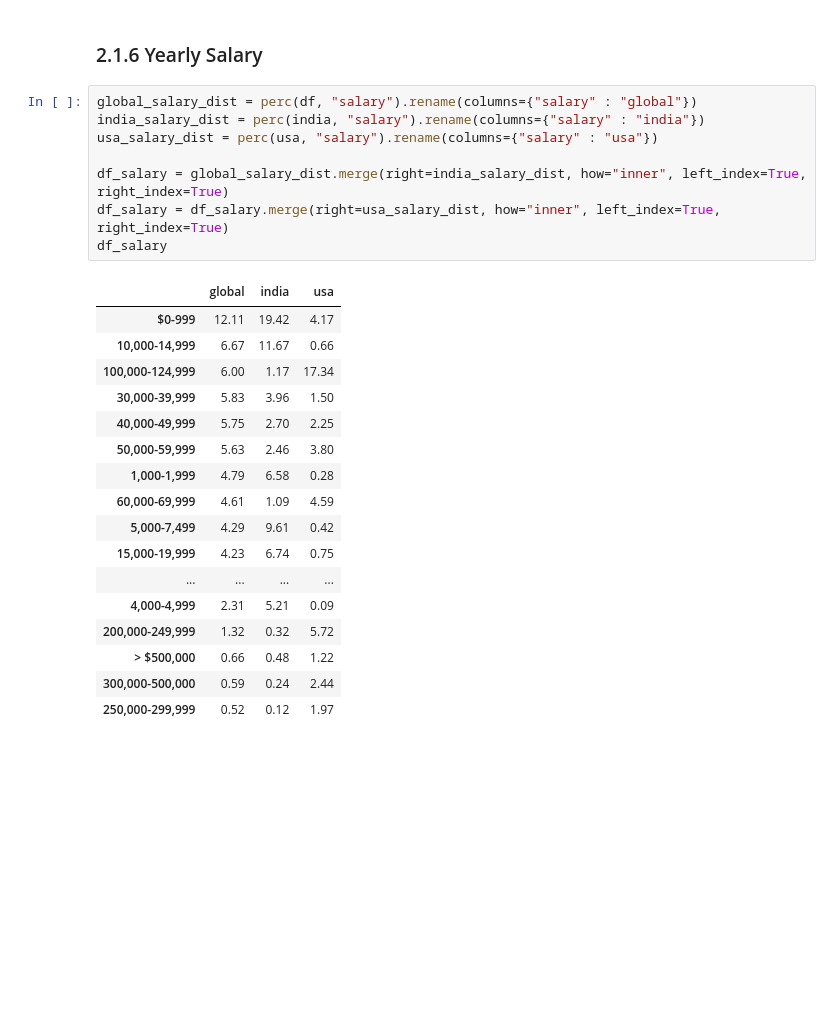
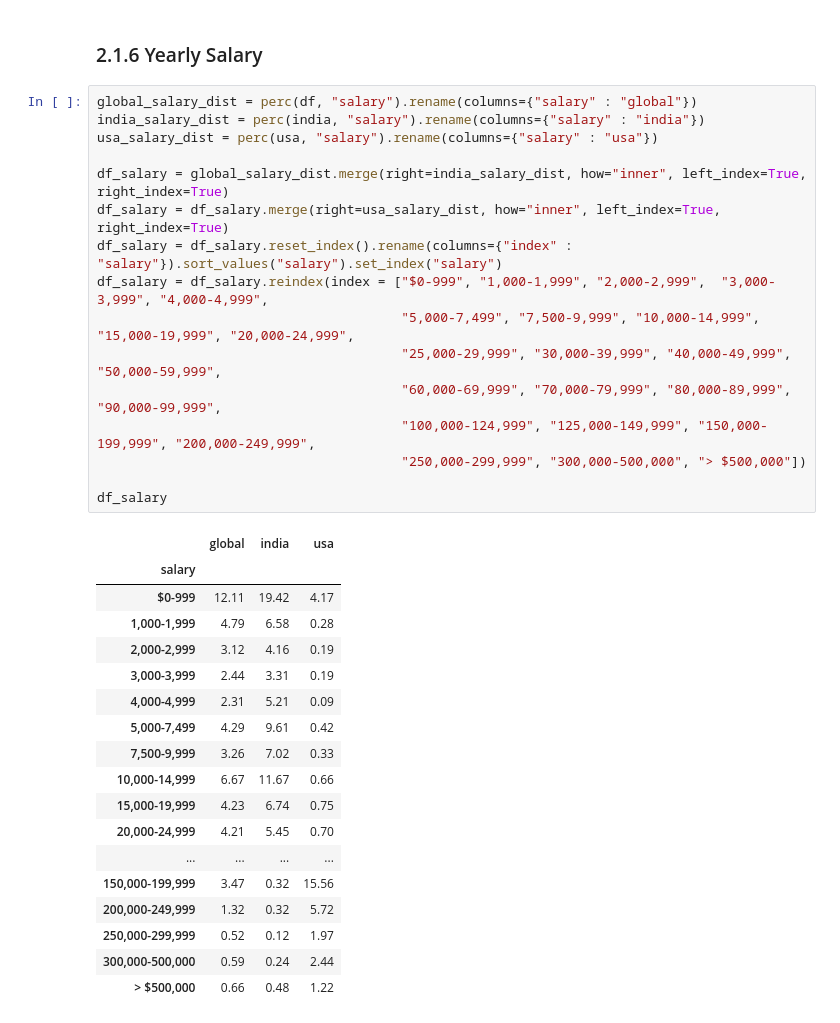
Before and after one commit to laurakah/BattleOfTheGiants, a Jupyter notebook: notebooks/battle-of-giants-georgioskp.ipynb, the cells around one changed output. Cells and saved outputs as stored; diff of their text form; blank space fills up the shorter version.

```diff
--- a/notebooks/battle-of-giants-georgioskp.ipynb
+++ b/notebooks/battle-of-giants-georgioskp.ipynb
@@ -249,26 +249,35 @@ df_company_size.plot(kind="bar", figsize=figure_size, rot=45);
 # %%
 global_salary_dist = perc(df, "salary").rename(columns={"salary" : "global"})
 india_salary_dist = perc(india, "salary").rename(columns={"salary" : "india"})
 usa_salary_dist = perc(usa, "salary").rename(columns={"salary" : "usa"})
 
 df_salary = global_salary_dist.merge(right=india_salary_dist, how="inner", left_index=True, right_index=True)
 df_salary = df_salary.merge(right=usa_salary_dist, how="inner", left_index=True, right_index=True)
+df_salary = df_salary.reset_index().rename(columns={"index" : "salary"}).sort_values("salary").set_index("salary")
+df_salary = df_salary.reindex(index = ["$0-999", "1,000-1,999", "2,000-2,999",  "3,000-3,999", "4,000-4,999",
+                                       "5,000-7,499", "7,500-9,999", "10,000-14,999", "15,000-19,999", "20,000-24,999",
+                                       "25,000-29,999", "30,000-39,999", "40,000-49,999", "50,000-59,999",
+                                       "60,000-69,999", "70,000-79,999", "80,000-89,999", "90,000-99,999",
+                                       "100,000-124,999", "125,000-149,999", "150,000-199,999", "200,000-249,999",
+                                       "250,000-299,999", "300,000-500,000", "> $500,000"])
+
 df_salary
 # %% [output]
 |  | global | india | usa |
+| salary |  |  |  |
 | $0-999 | 12.11 | 19.42 | 4.17 |
+| 1,000-1,999 | 4.79 | 6.58 | 0.28 |
+| 2,000-2,999 | 3.12 | 4.16 | 0.19 |
+| 3,000-3,999 | 2.44 | 3.31 | 0.19 |
+| 4,000-4,999 | 2.31 | 5.21 | 0.09 |
+| 5,000-7,499 | 4.29 | 9.61 | 0.42 |
+| 7,500-9,999 | 3.26 | 7.02 | 0.33 |
 | 10,000-14,999 | 6.67 | 11.67 | 0.66 |
-| 100,000-124,999 | 6.00 | 1.17 | 17.34 |
-| 30,000-39,999 | 5.83 | 3.96 | 1.50 |
-| 40,000-49,999 | 5.75 | 2.70 | 2.25 |
-| 50,000-59,999 | 5.63 | 2.46 | 3.80 |
-| 1,000-1,999 | 4.79 | 6.58 | 0.28 |
-| 60,000-69,999 | 4.61 | 1.09 | 4.59 |
-| 5,000-7,499 | 4.29 | 9.61 | 0.42 |
 | 15,000-19,999 | 4.23 | 6.74 | 0.75 |
+| 20,000-24,999 | 4.21 | 5.45 | 0.70 |
 | ... | ... | ... | ... |
-| 4,000-4,999 | 2.31 | 5.21 | 0.09 |
+| 150,000-199,999 | 3.47 | 0.32 | 15.56 |
 | 200,000-249,999 | 1.32 | 0.32 | 5.72 |
+| 250,000-299,999 | 0.52 | 0.12 | 1.97 |
+| 300,000-500,000 | 0.59 | 0.24 | 2.44 |
 | > $500,000 | 0.66 | 0.48 | 1.22 |
-| 300,000-500,000 | 0.59 | 0.24 | 2.44 |
-| 250,000-299,999 | 0.52 | 0.12 | 1.97 |
```
Also changed, not shown: parts of 1 cell of this notebook.
